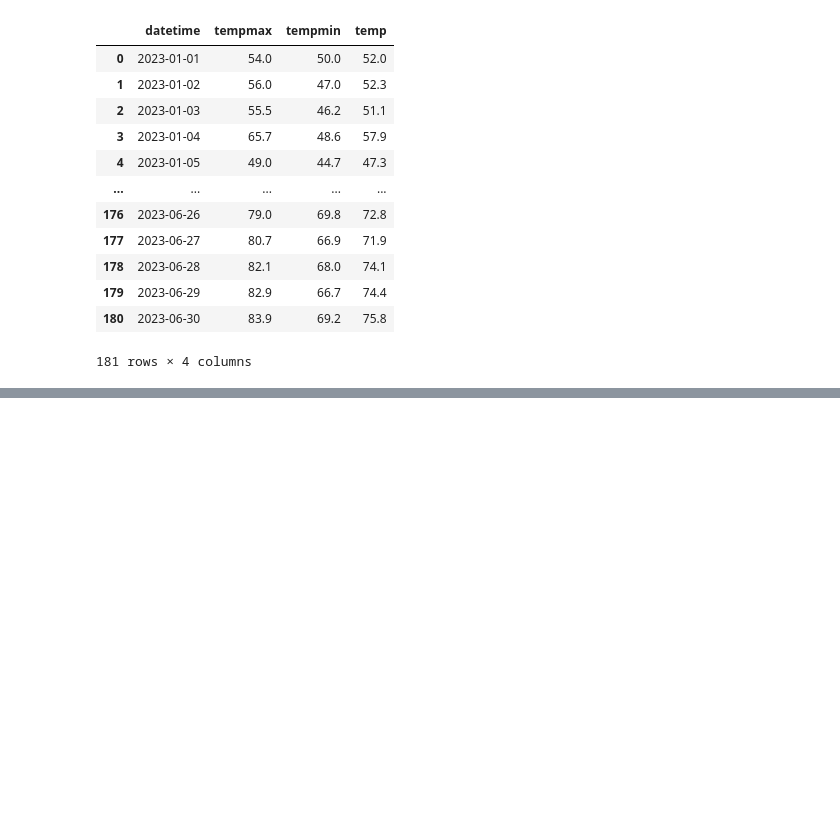
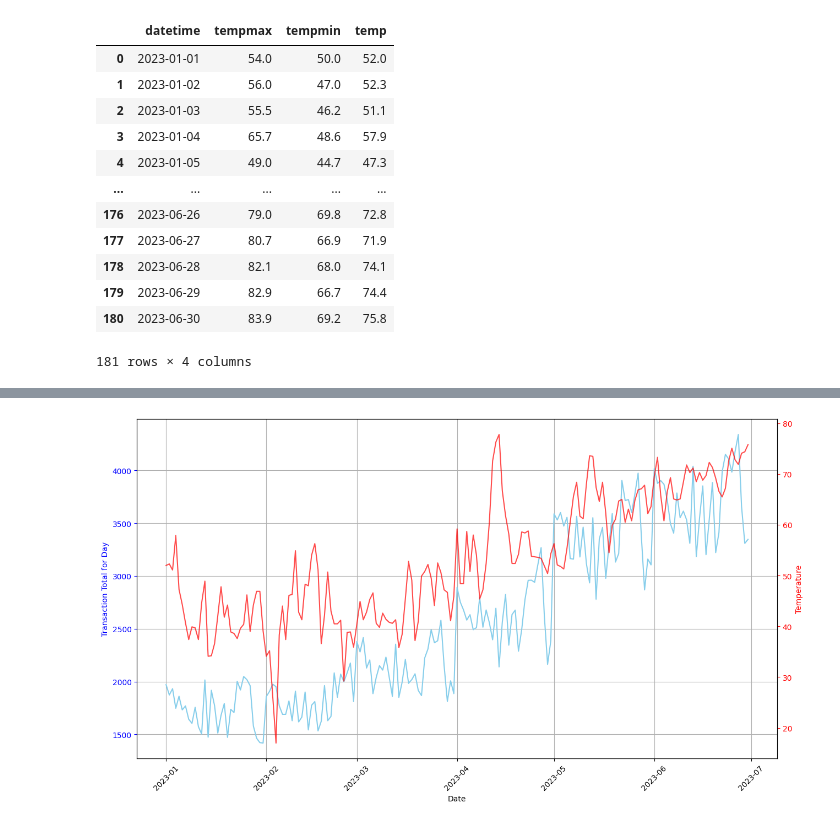
Before and after one commit to SnakeSpeak/coffee_shop, a Jupyter notebook: coffee_weather.ipynb, the cells around one changed output, grey strips where cells are left out. Saved outputs shown, nothing was run; the diff lists cells and outputs as text; code cells hidden in the pictures; blank space fills up the shorter version.

```diff
--- a/coffee_weather.ipynb
+++ b/coffee_weather.ipynb
@@ -91,0 +159,23 @@ coffee_and_temp_df
+# %%
+# Plot out in line chart
+
+x = plot_data['transaction_date']
+y = plot_data['transaction_total']
+y2 = plot_data['temp']
+
+fig, ax1 = plt.subplots(figsize=(15,8))
+
+ax1.plot(x,y, color = 'skyblue', label = 'Transaction Totals for Day')
+ax1.set_xlabel('Date')
+ax1.set_ylabel('Transaction Total for Day', color = 'blue')
+ax1.tick_params('y',colors = 'blue')
+
+ax2 = ax1.twinx()
+ax2.plot(x,y2, color = 'red', alpha = .7, label = 'Temperature')
+ax2.set_ylabel('Temperature', color = 'red')
+ax2.tick_params('y',colors = 'red')
+ax1.grid()
+
+ax1.xaxis.set_tick_params(rotation=45)
+# %% [output]
+[figure, added]
```
Also changed, not shown: parts of 13 cells of this notebook.
